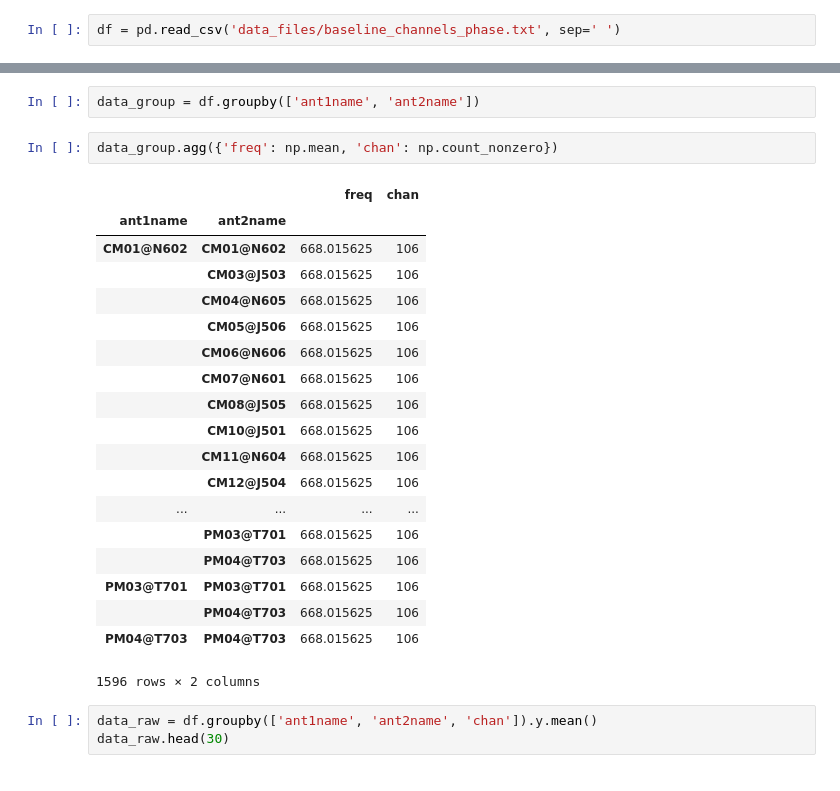
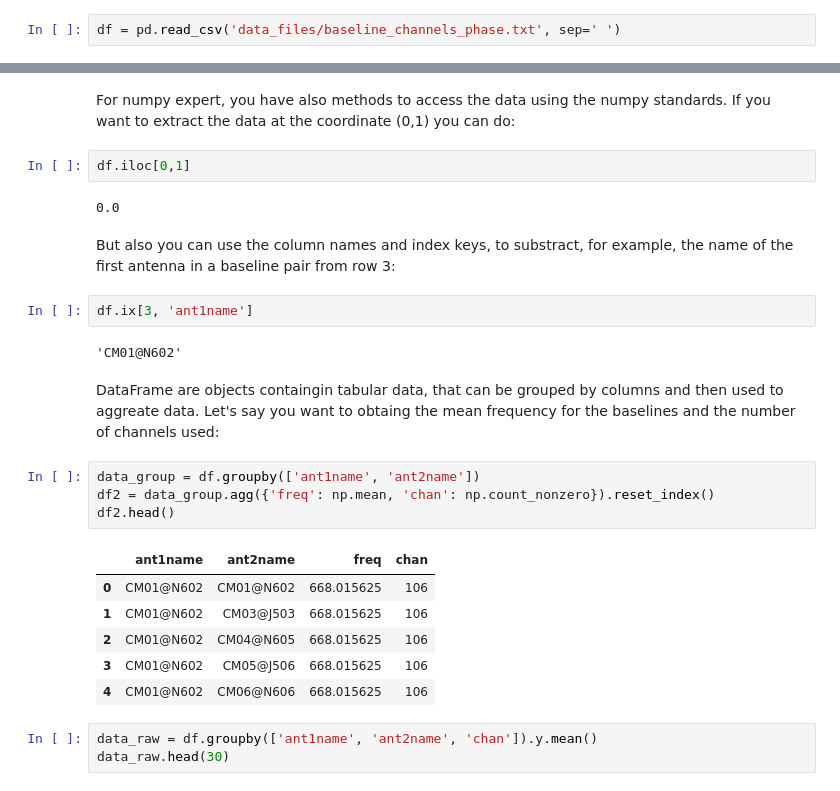
Before and after one commit to itoledoc/python_coffee, a Jupyter notebook: itoledoc_coffee.ipynb, the cells around one changed output, grey strips where cells are left out. Drawn from its saved outputs; the diff is of its cells as text.

```diff
--- a/itoledoc_coffee.ipynb
+++ b/itoledoc_coffee.ipynb
@@ -29,27 +53,28 @@ df.head()
+# %% [markdown]
+For numpy expert, you have also methods to access the data using the numpy standards. If you want to extract the data at the coordinate (0,1) you can do:
+# %%
+df.iloc[0,1]
+# %% [output]
+0.0
+# %% [markdown]
+But also you can use the column names and index keys, to substract, for example, the name of the first antenna in a baseline pair from row 3:
+# %%
+df.ix[3, 'ant1name']
+# %% [output]
+'CM01@N602'
+# %% [markdown]
+DataFrame are objects containgin tabular data, that can be grouped by columns and then used to aggreate data. Let's say you want to obtaing the mean frequency for the baselines and the number of channels used:
 # %%
 data_group = df.groupby(['ant1name', 'ant2name'])
+df2 = data_group.agg({'freq': np.mean, 'chan': np.count_nonzero}).reset_index()
+df2.head()
+# %% [output]
+|  | ant1name | ant2name | freq | chan |
+| 0 | CM01@N602 | CM01@N602 | 668.015625 | 106 |
+| 1 | CM01@N602 | CM03@J503 | 668.015625 | 106 |
+| 2 | CM01@N602 | CM04@N605 | 668.015625 | 106 |
+| 3 | CM01@N602 | CM05@J506 | 668.015625 | 106 |
+| 4 | CM01@N602 | CM06@N606 | 668.015625 | 106 |
-# %%
-data_group.agg({'freq': np.mean, 'chan': np.count_nonzero})
-# %% [output]
-|  |  | freq | chan |
-| ant1name | ant2name |  |  |
-| CM01@N602 | CM01@N602 | 668.015625 | 106 |
-|  | CM03@J503 | 668.015625 | 106 |
-|  | CM04@N605 | 668.015625 | 106 |
-|  | CM05@J506 | 668.015625 | 106 |
-|  | CM06@N606 | 668.015625 | 106 |
-|  | CM07@N601 | 668.015625 | 106 |
-|  | CM08@J505 | 668.015625 | 106 |
-|  | CM10@J501 | 668.015625 | 106 |
-|  | CM11@N604 | 668.015625 | 106 |
-|  | CM12@J504 | 668.015625 | 106 |
-| ... | ... | ... | ... |
-|  | PM03@T701 | 668.015625 | 106 |
-|  | PM04@T703 | 668.015625 | 106 |
-| PM03@T701 | PM03@T701 | 668.015625 | 106 |
-|  | PM04@T703 | 668.015625 | 106 |
-| PM04@T703 | PM04@T703 | 668.015625 | 106 |
-1596 rows × 2 columns
 # %%
 data_raw = df.groupby(['ant1name', 'ant2name', 'chan']).y.mean()
 data_raw.head(30)
```
Also changed, not shown: parts of 12 cells of this notebook.
